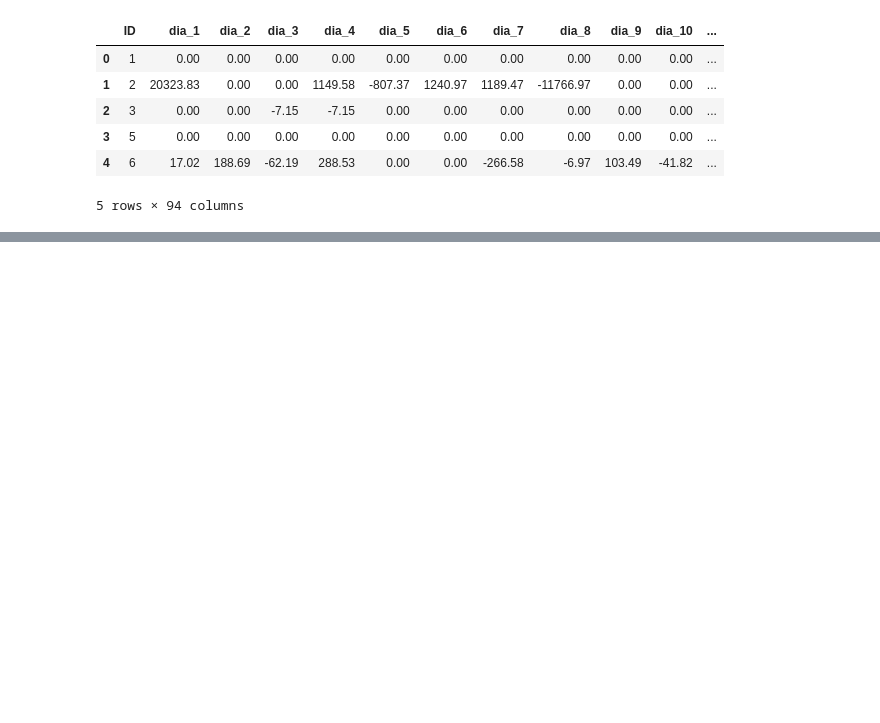
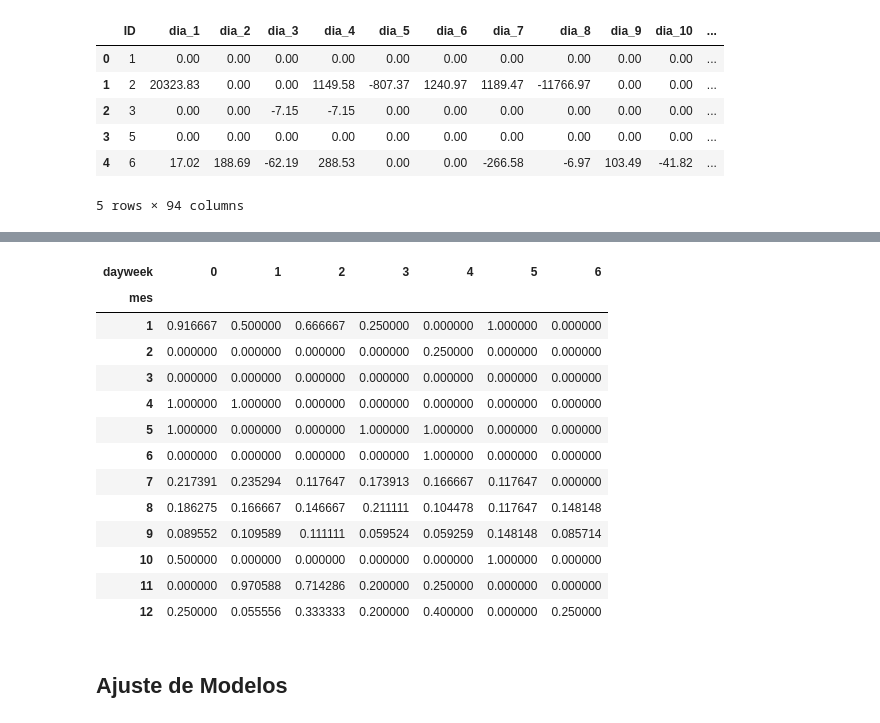
Before and after one commit to statscol/icesi_faii_final, a Jupyter notebook: fundamentos_analiticaII_final.ipynb, the cells around one changed output, grey strips where cells are left out. Cells and saved outputs as stored; diff of their text form; code cells hidden in the pictures; blank space fills up the shorter version.

```diff
--- a/fundamentos_analiticaII_final.ipynb
+++ b/fundamentos_analiticaII_final.ipynb
@@ -57,0 +235,20 @@ datos.head()
+# %%
+pd.pivot_table(dataux, values='pago_m', index=['mes'],
+                    columns=['dayweek'], aggfunc=np.mean).fillna(0)
+# %% [output]
+| dayweek | 0 | 1 | 2 | 3 | 4 | 5 | 6 |
+| mes |  |  |  |  |  |  |  |
+| 1 | 0.916667 | 0.500000 | 0.666667 | 0.250000 | 0.000000 | 1.000000 | 0.000000 |
+| 2 | 0.000000 | 0.000000 | 0.000000 | 0.000000 | 0.250000 | 0.000000 | 0.000000 |
+| 3 | 0.000000 | 0.000000 | 0.000000 | 0.000000 | 0.000000 | 0.000000 | 0.000000 |
+| 4 | 1.000000 | 1.000000 | 0.000000 | 0.000000 | 0.000000 | 0.000000 | 0.000000 |
+| 5 | 1.000000 | 0.000000 | 0.000000 | 1.000000 | 1.000000 | 0.000000 | 0.000000 |
+| 6 | 0.000000 | 0.000000 | 0.000000 | 0.000000 | 1.000000 | 0.000000 | 0.000000 |
+| 7 | 0.217391 | 0.235294 | 0.117647 | 0.173913 | 0.166667 | 0.117647 | 0.000000 |
+| 8 | 0.186275 | 0.166667 | 0.146667 | 0.211111 | 0.104478 | 0.117647 | 0.148148 |
+| 9 | 0.089552 | 0.109589 | 0.111111 | 0.059524 | 0.059259 | 0.148148 | 0.085714 |
+| 10 | 0.500000 | 0.000000 | 0.000000 | 0.000000 | 0.000000 | 1.000000 | 0.000000 |
+| 11 | 0.000000 | 0.970588 | 0.714286 | 0.200000 | 0.250000 | 0.000000 | 0.000000 |
+| 12 | 0.250000 | 0.055556 | 0.333333 | 0.200000 | 0.400000 | 0.000000 | 0.250000 |
+# %% [markdown]
+## Ajuste de Modelos
```
Also changed, not shown: parts of 17 cells of this notebook.
